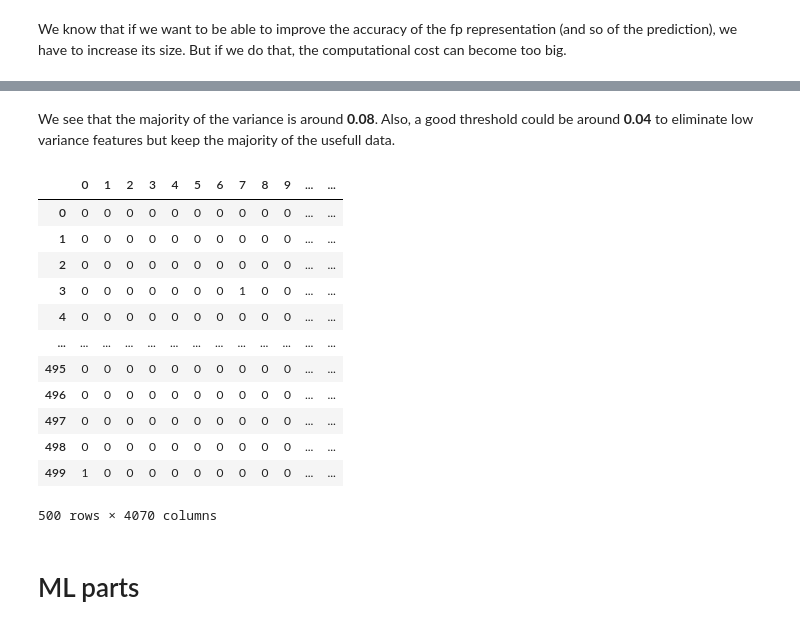
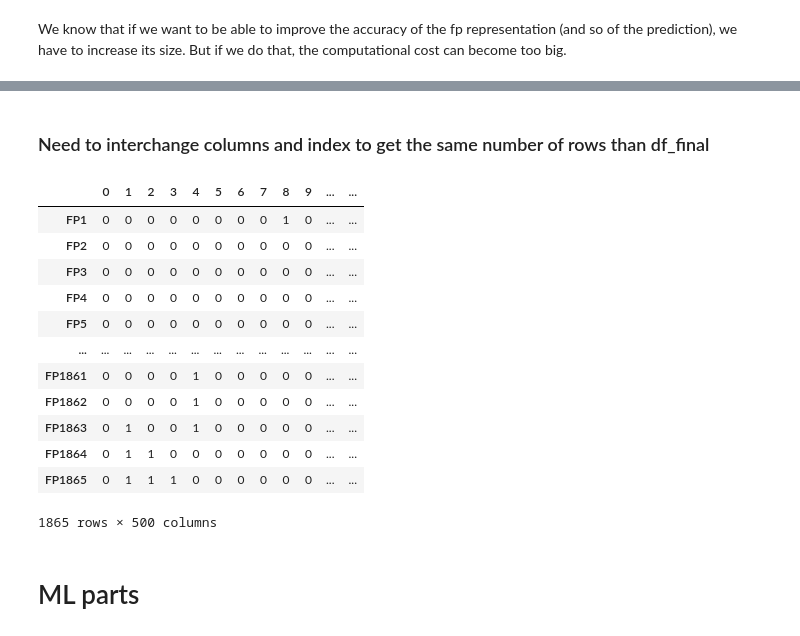
Before and after one commit to tomes-l/Computer-DD-Project, a Jupyter notebook: CDD_ML_acetylcholinesterase.ipynb, the cells around one changed output, grey strips where cells are left out. Cells and saved outputs as stored; diff of their text form; code cells hidden in the pictures.

```diff
--- a/CDD_ML_acetylcholinesterase.ipynb
+++ b/CDD_ML_acetylcholinesterase.ipynb
@@ -605,26 +580,22 @@ plt.show()
-# %% [markdown]
-We see that the majority of the variance is around **0.08**. Also, a good threshold could be around **0.04** to eliminate low variance features but keep the majority of the usefull data.
-# %%
-selector = VarianceThreshold(threshold=(0.04 * (1 - 0.04)))
-selection = selector.fit_transform(df_fingerprint)
-
-df_fp = pd.DataFrame(selection)
-
-df_fp
-# %% [output]
-|  | 0 | 1 | 2 | 3 | 4 | 5 | 6 | 7 | 8 | 9 | ... | ... |
-| 0 | 0 | 0 | 0 | 0 | 0 | 0 | 0 | 0 | 0 | 0 | ... | ... |
-| 1 | 0 | 0 | 0 | 0 | 0 | 0 | 0 | 0 | 0 | 0 | ... | ... |
-| 2 | 0 | 0 | 0 | 0 | 0 | 0 | 0 | 0 | 0 | 0 | ... | ... |
-| 3 | 0 | 0 | 0 | 0 | 0 | 0 | 0 | 1 | 0 | 0 | ... | ... |
-| 4 | 0 | 0 | 0 | 0 | 0 | 0 | 0 | 0 | 0 | 0 | ... | ... |
-| ... | ... | ... | ... | ... | ... | ... | ... | ... | ... | ... | ... | ... |
-| 495 | 0 | 0 | 0 | 0 | 0 | 0 | 0 | 0 | 0 | 0 | ... | ... |
-| 496 | 0 | 0 | 0 | 0 | 0 | 0 | 0 | 0 | 0 | 0 | ... | ... |
-| 497 | 0 | 0 | 0 | 0 | 0 | 0 | 0 | 0 | 0 | 0 | ... | ... |
-| 498 | 0 | 0 | 0 | 0 | 0 | 0 | 0 | 0 | 0 | 0 | ... | ... |
-| 499 | 1 | 0 | 0 | 0 | 0 | 0 | 0 | 0 | 0 | 0 | ... | ... |
-500 rows × 4070 columns
+# %% [markdown]
+### Need to interchange columns and index to get the same number of rows than df_final
+# %%
+df_fingerprintT = df_fingerprint.transpose()
+df_fingerprintT
+# %% [output]
+|  | 0 | 1 | 2 | 3 | 4 | 5 | 6 | 7 | 8 | 9 | ... | ... |
+| FP1 | 0 | 0 | 0 | 0 | 0 | 0 | 0 | 0 | 1 | 0 | ... | ... |
+| FP2 | 0 | 0 | 0 | 0 | 0 | 0 | 0 | 0 | 0 | 0 | ... | ... |
+| FP3 | 0 | 0 | 0 | 0 | 0 | 0 | 0 | 0 | 0 | 0 | ... | ... |
+| FP4 | 0 | 0 | 0 | 0 | 0 | 0 | 0 | 0 | 0 | 0 | ... | ... |
+| FP5 | 0 | 0 | 0 | 0 | 0 | 0 | 0 | 0 | 0 | 0 | ... | ... |
+| ... | ... | ... | ... | ... | ... | ... | ... | ... | ... | ... | ... | ... |
+| FP1861 | 0 | 0 | 0 | 0 | 1 | 0 | 0 | 0 | 0 | 0 | ... | ... |
+| FP1862 | 0 | 0 | 0 | 0 | 1 | 0 | 0 | 0 | 0 | 0 | ... | ... |
+| FP1863 | 0 | 1 | 0 | 0 | 1 | 0 | 0 | 0 | 0 | 0 | ... | ... |
+| FP1864 | 0 | 1 | 1 | 0 | 0 | 0 | 0 | 0 | 0 | 0 | ... | ... |
+| FP1865 | 0 | 1 | 1 | 1 | 0 | 0 | 0 | 0 | 0 | 0 | ... | ... |
+1865 rows × 500 columns
 # %% [markdown]
 # ML parts
 # %% [markdown]
```
Also changed, not shown: parts of 25 cells of this notebook.
